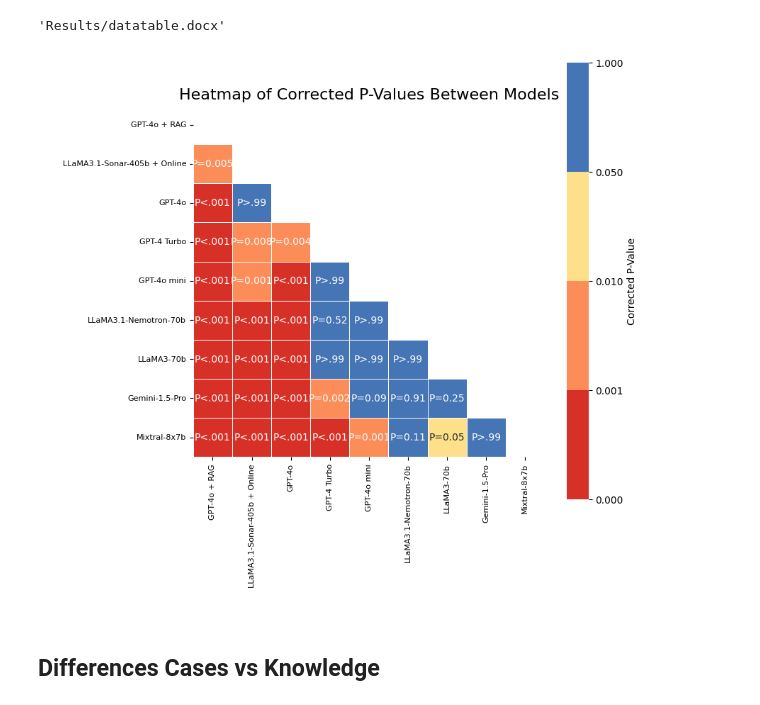
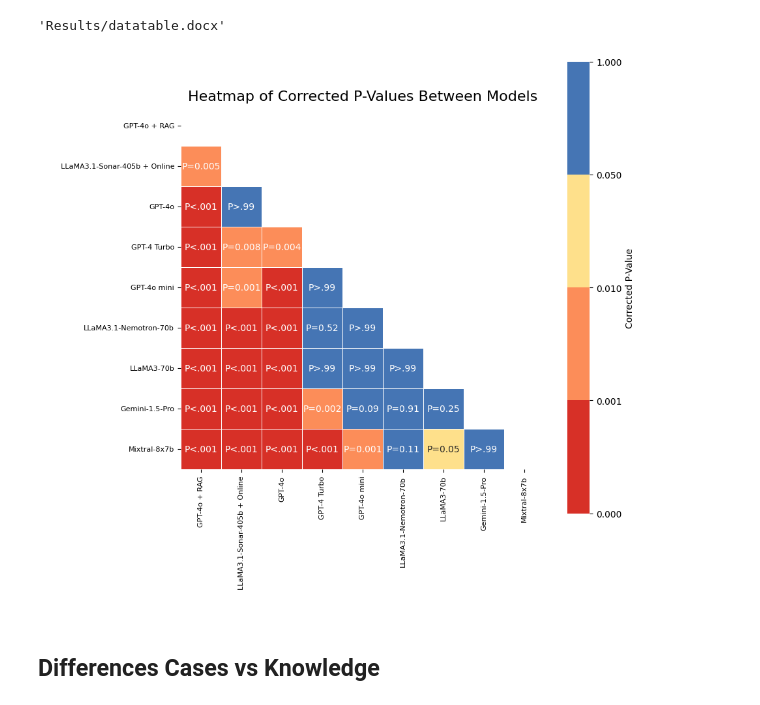
Before and after one commit to Entspannter/LLMs-RAG-Neurology, a Jupyter notebook: visualisations.ipynb, the cells around one changed output. Drawn from its saved outputs; the diff is of its cells as text; code cells hidden in the pictures.

```diff
--- a/visualisations.ipynb
+++ b/visualisations.ipynb
@@ -917,35 +917,35 @@ custom_cmap = ListedColormap(['#d73027', '#fc8d59', '#fee08b', '#91bfdb', '#4575
 bounds = [0, 0.001, 0.01, 0.05, 1]  # Boundaries for significance levels
 norm = BoundaryNorm(bounds, custom_cmap.N)
 
 # Plot the heatmap
-plt.figure(figsize=(8, 8))
+plt.figure(figsize=(9, 9))
 sns.heatmap(
     p_matrix,
     annot=annot_matrix,  # Pass the formatted annotation matrix
     fmt="",  # No additional formatting required
     cmap=custom_cmap,
     cbar_kws={'label': 'Corrected P-Value'},
     mask=np.triu(np.ones_like(p_matrix, dtype=bool)),  # Mask upper triangle
     linewidths=0.5,
     norm=norm,
     square=True
 )
 
 # Add titles and labels
 plt.title('Heatmap of Corrected P-Values Between Models', fontsize=16)
 plt.xlabel(' ', fontsize=14)
 plt.ylabel(' ', fontsize=14)
 plt.xticks(rotation=90, fontsize=8)
 plt.yticks(fontsize=8)
 
 # Save the heatmap
 plt.savefig('Visualizations/P_Matrix.png', dpi=300, bbox_inches='tight')
 plt.savefig('Visualizations/P_Matrix.eps', dpi=300, bbox_inches='tight')
 plt.savefig('Visualizations/P_Matrix.svg', dpi=300, bbox_inches='tight')
 
 plt.show()
 # %% [output]
-[figure, old version]
+[figure, new version]
 # %% [markdown]
 ## Differences Cases vs Knowledge
 # %%
```
Also changed, not shown: parts of 9 cells of this notebook, 20 other files.
